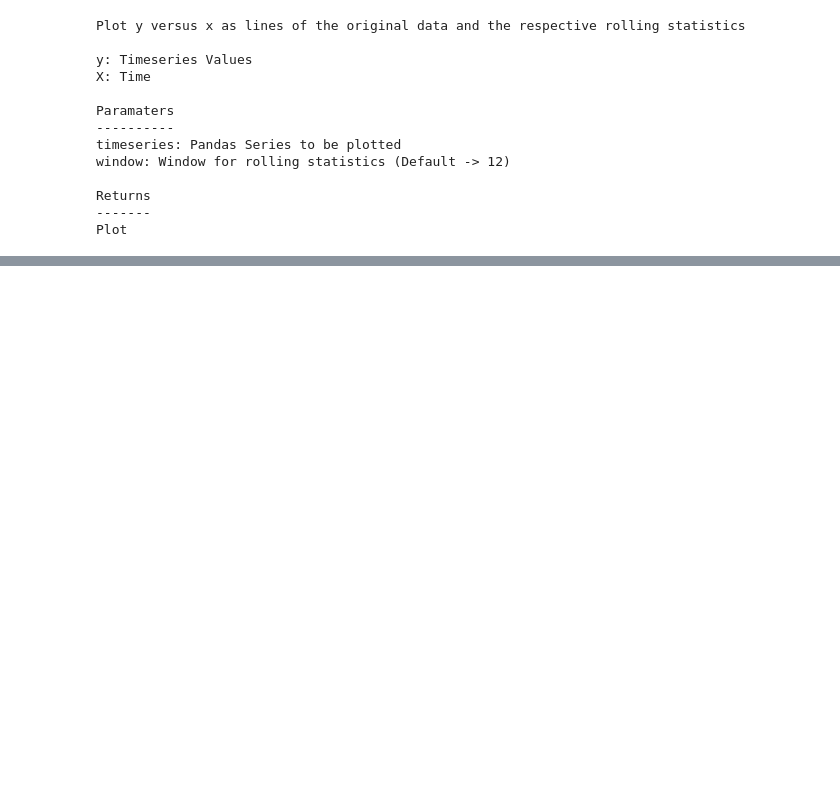
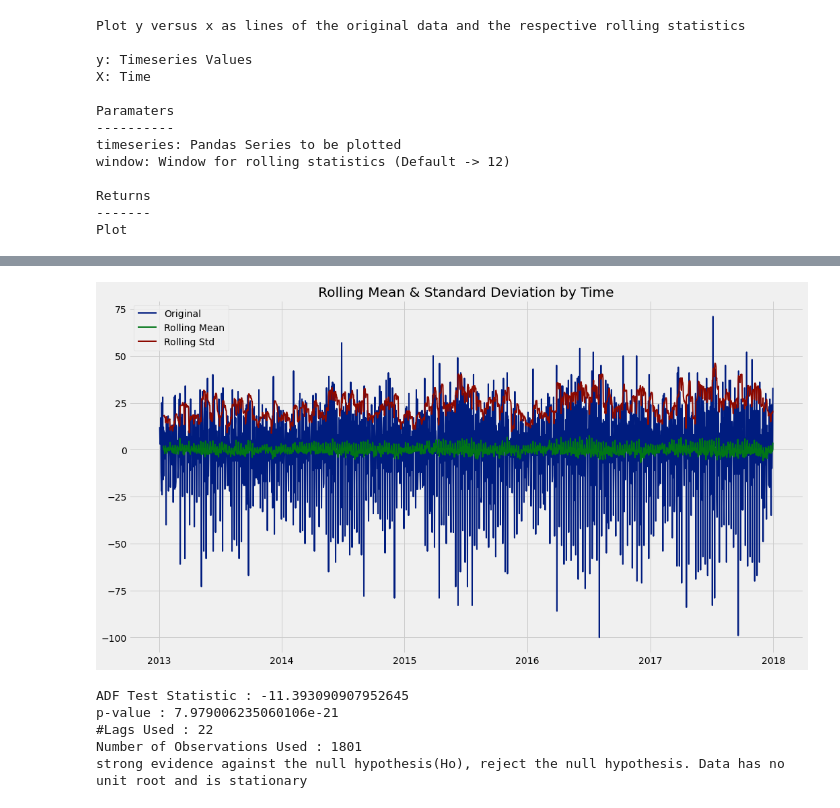
Before and after one commit to FabioCaffarello/Demand-Forecasting, a Jupyter notebook: 02-NoteBooks/01-Baseline.ipynb, the cells around one changed output, grey strips where cells are left out. Cells and saved outputs as stored; diff of their text form; code cells hidden in the pictures; blank space fills up the shorter version.

```diff
--- a/02-NoteBooks/01-Baseline.ipynb
+++ b/02-NoteBooks/01-Baseline.ipynb
@@ -132,0 +137,18 @@ rollingStatsPlot(item_random['sales'])
+# %%
+store = np.random.randint(1, len(dataTrain.reset_index()['store'].unique()) + 1, 1)[0]
+item = np.random.randint(1, len(dataTrain.reset_index()['item'].unique()) + 1, 1)[0]
+
+itemRandom = dataTrain[(dataTrain['store']==store) & (dataTrain['item']==item)]
+itemRandom['lag_1_period'] = itemRandom['sales'].diff().shift()
+itemRandom.dropna(inplace=True)
+rollingStatsPlot(itemRandom['lag_1_period'])
+# %% [output]
+[figure, added]
+# %%
+adfullerTest(item_random['lag_1_period'])
+# %% [output]
+ADF Test Statistic : -11.393090907952645
+p-value : 7.979006235060106e-21
+#Lags Used : 22
+Number of Observations Used : 1801
+strong evidence against the null hypothesis(Ho), reject the null hypothesis. Data has no unit root and is stationary
```
Also changed, not shown: parts of 19 cells of this notebook, 2 other files.
